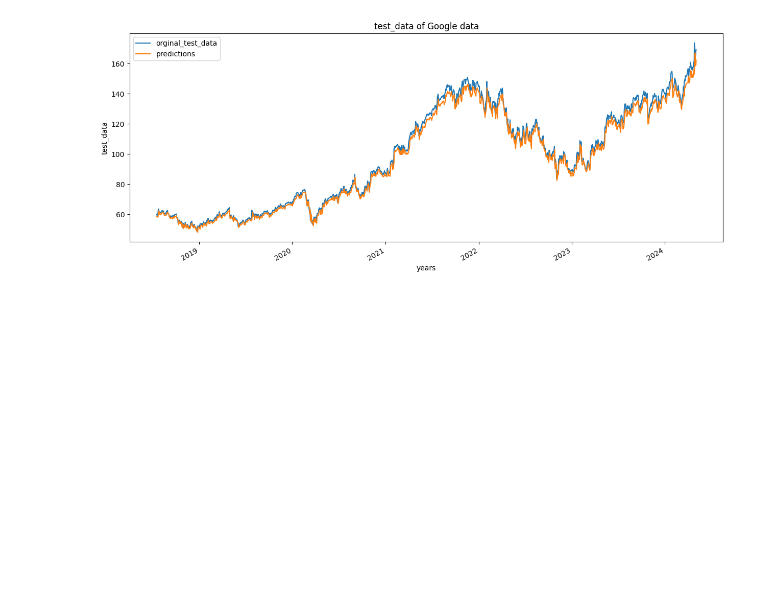
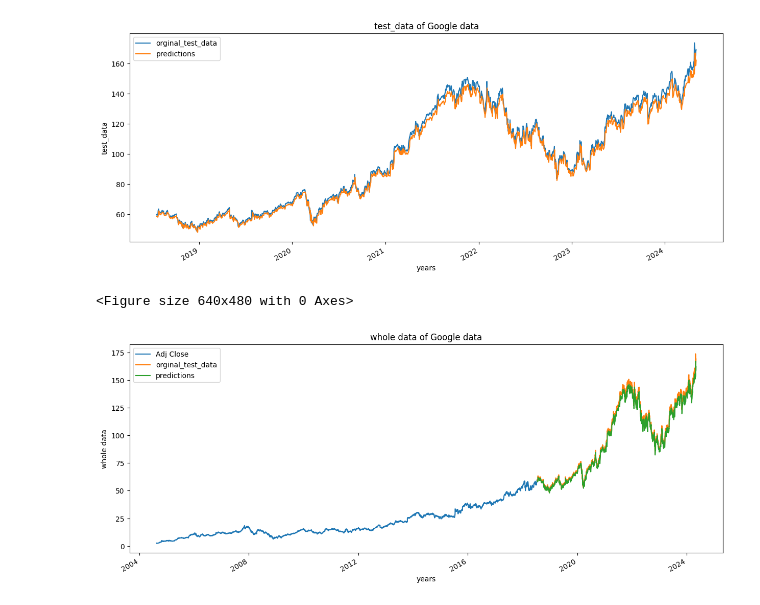
Before and after one commit to aleksandra0014/stock-market-prediction, a Jupyter notebook: analysis.ipynb, the cells around one changed output. Drawn from its saved outputs; the diff is of its cells as text; code cells hidden in the pictures; blank space fills up the shorter version.

```diff
--- a/analysis.ipynb
+++ b/analysis.ipynb
@@ -380,3 +380,8 @@ plot_graph((15,6), ploting_data, 'test_data')
 # %% [output]
 <Figure size 640x480 with 0 Axes>
 [figure]
+# %%
+plot_graph((15, 6), pd.concat([Adj_close_price[:splitting_len+100], ploting_data], axis=0), 'whole data')
+# %% [output]
+<Figure size 640x480 with 0 Axes>
+[figure, added]
```
Also changed, not shown: parts of 1 cell of this notebook.
